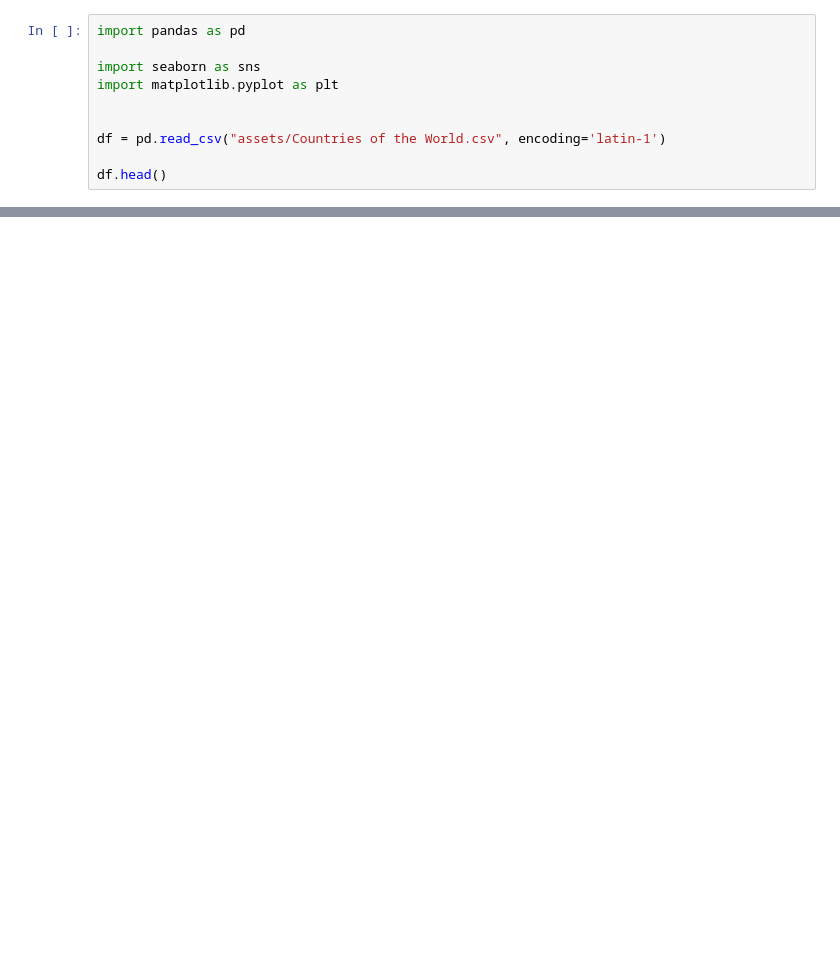
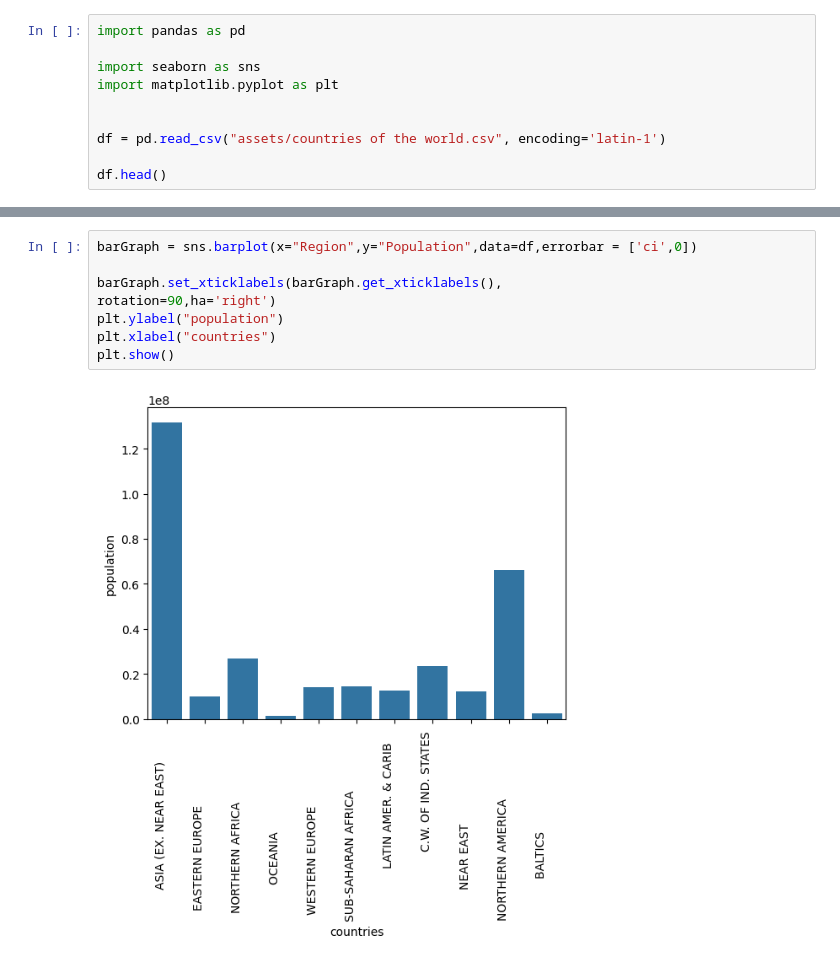
Before and after one commit to chu-david/ecc_dataScience, a Jupyter notebook: 3.countries.ipynb, the cells around one changed output, grey strips where cells are left out. Saved outputs shown, nothing was run; the diff lists cells and outputs as text; blank space fills up the shorter version.

Commit message:
a bunch of graphing stuff

```diff
--- a/3.countries.ipynb
+++ b/3.countries.ipynb
@@ -5,7 +7,7 @@ import seaborn as sns
 import matplotlib.pyplot as plt
 
 
-df = pd.read_csv("assets/Countries of the World.csv", encoding='latin-1')
+df = pd.read_csv("assets/countries of the world.csv", encoding='latin-1')
 
 df.head()
 # %% [output]
@@ -17,0 +78,10 @@ df.head()
+# %%
+barGraph = sns.barplot(x="Region",y="Population",data=df,errorbar = ['ci',0])
+
+barGraph.set_xticklabels(barGraph.get_xticklabels(),
+rotation=90,ha='right')
+plt.ylabel("population")
+plt.xlabel("countries")
+plt.show()
+# %% [output]
+[figure, added]
```
Also changed, not shown: parts of 7 cells of this notebook.
